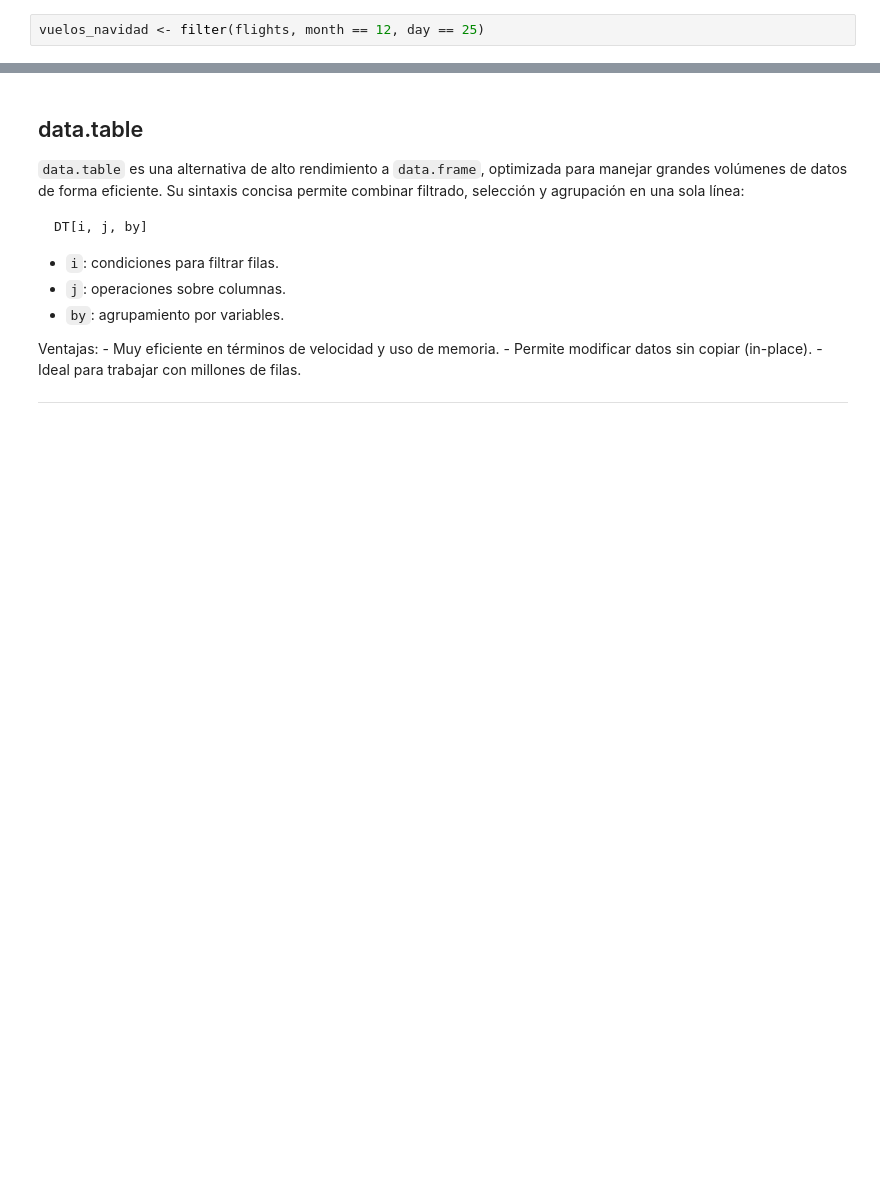
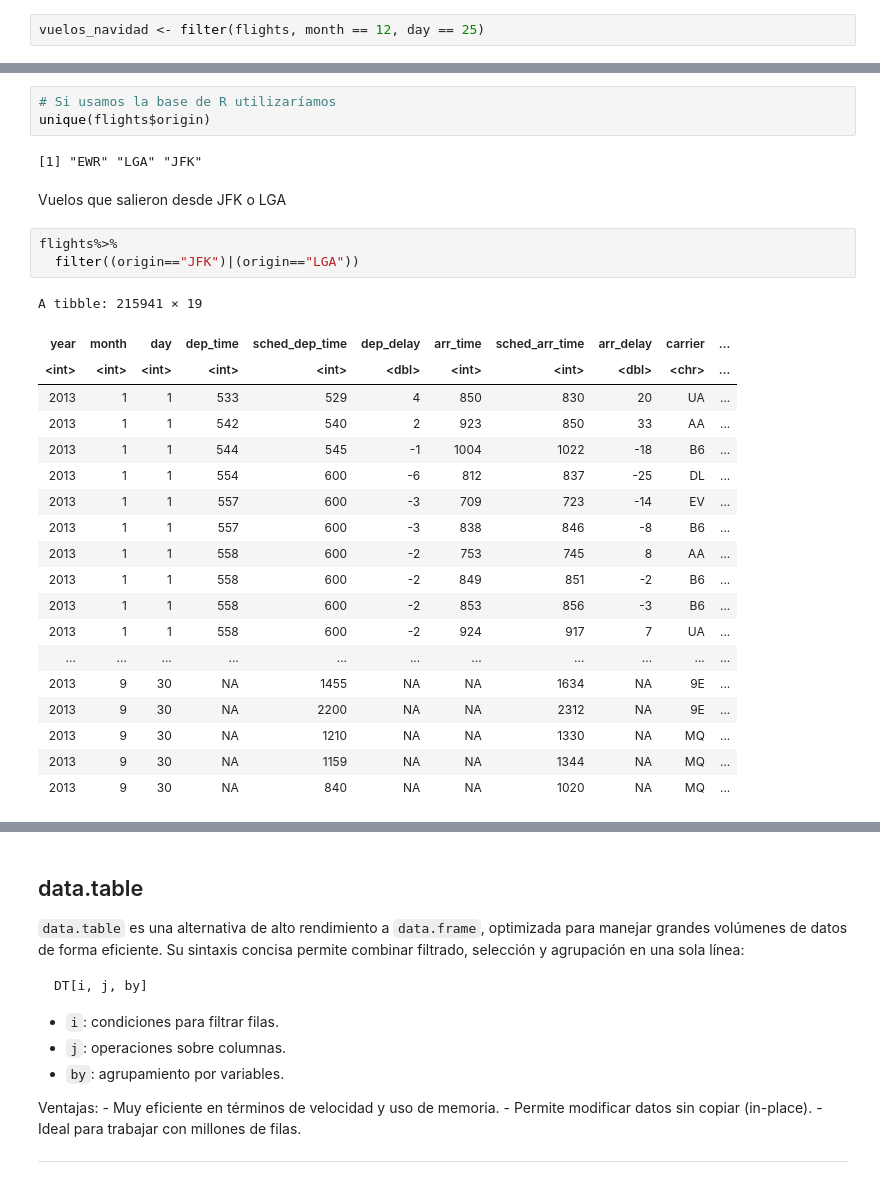
Before and after one commit to ednavivianasegura/ERAP_Curso_R, a Jupyter notebook: ERAP_R_Course.ipynb, the cells around one changed output, grey strips where cells are left out. Cells and saved outputs as stored; diff of their text form; blank space fills up the shorter version.

```diff
--- a/ERAP_R_Course.ipynb
+++ b/ERAP_R_Course.ipynb
@@ -463,0 +581,30 @@ vuelos_navidad <- filter(flights, month == 12, day == 25)
+# %%
+# Si usamos la base de R utilizaríamos
+unique(flights$origin)
+# %% [output]
+[1] "EWR" "LGA" "JFK"
+# %% [markdown]
+Vuelos que salieron desde JFK o LGA
+# %%
+flights%>%
+  filter((origin=="JFK")|(origin=="LGA"))
+# %% [output]
+A tibble: 215941 × 19
+| year | month | day | dep_time | sched_dep_time | dep_delay | arr_time | sched_arr_time | arr_delay | carrier | ... |
+| <int> | <int> | <int> | <int> | <int> | <dbl> | <int> | <int> | <dbl> | <chr> | ... |
+| 2013 | 1 | 1 | 533 | 529 | 4 | 850 | 830 | 20 | UA | ... |
+| 2013 | 1 | 1 | 542 | 540 | 2 | 923 | 850 | 33 | AA | ... |
+| 2013 | 1 | 1 | 544 | 545 | -1 | 1004 | 1022 | -18 | B6 | ... |
+| 2013 | 1 | 1 | 554 | 600 | -6 | 812 | 837 | -25 | DL | ... |
+| 2013 | 1 | 1 | 557 | 600 | -3 | 709 | 723 | -14 | EV | ... |
+| 2013 | 1 | 1 | 557 | 600 | -3 | 838 | 846 | -8 | B6 | ... |
+| 2013 | 1 | 1 | 558 | 600 | -2 | 753 | 745 | 8 | AA | ... |
+| 2013 | 1 | 1 | 558 | 600 | -2 | 849 | 851 | -2 | B6 | ... |
+| 2013 | 1 | 1 | 558 | 600 | -2 | 853 | 856 | -3 | B6 | ... |
+| 2013 | 1 | 1 | 558 | 600 | -2 | 924 | 917 | 7 | UA | ... |
+| ... | ... | ... | ... | ... | ... | ... | ... | ... | ... | ... |
+| 2013 | 9 | 30 | NA | 1455 | NA | NA | 1634 | NA | 9E | ... |
+| 2013 | 9 | 30 | NA | 2200 | NA | NA | 2312 | NA | 9E | ... |
+| 2013 | 9 | 30 | NA | 1210 | NA | NA | 1330 | NA | MQ | ... |
+| 2013 | 9 | 30 | NA | 1159 | NA | NA | 1344 | NA | MQ | ... |
+| 2013 | 9 | 30 | NA | 840 | NA | NA | 1020 | NA | MQ | ... |
```
Also changed, not shown: parts of 84 cells of this notebook.
